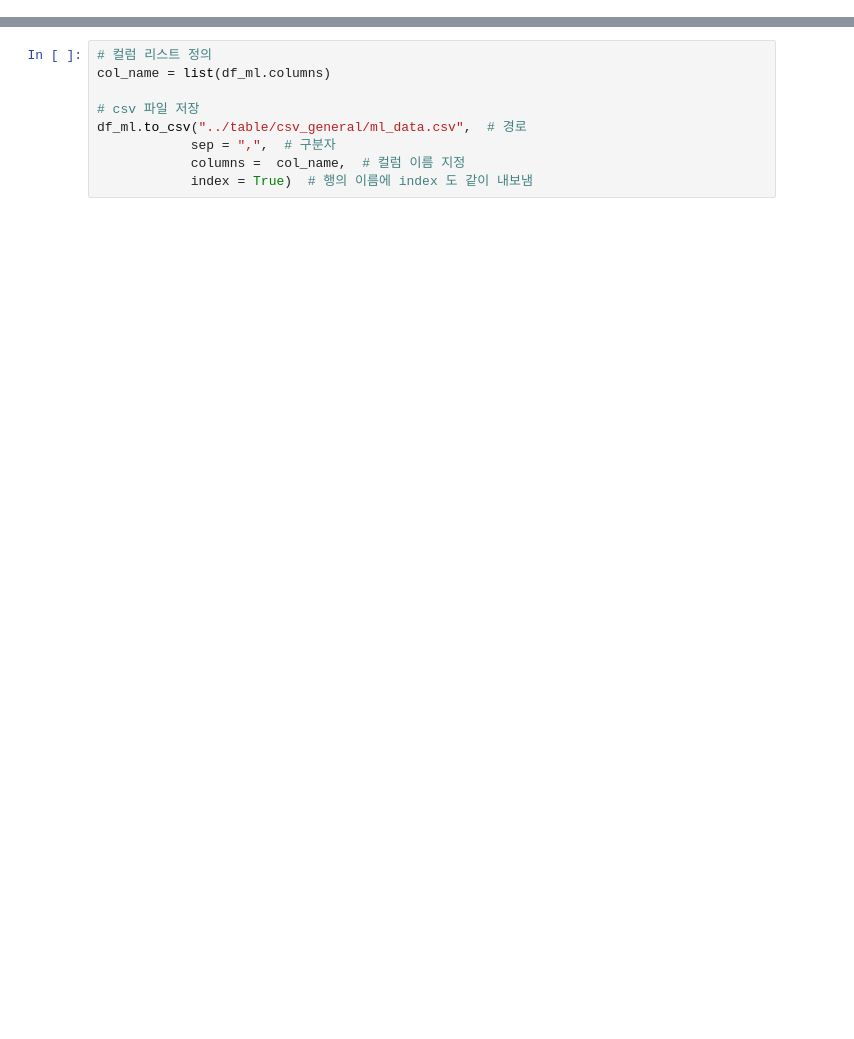
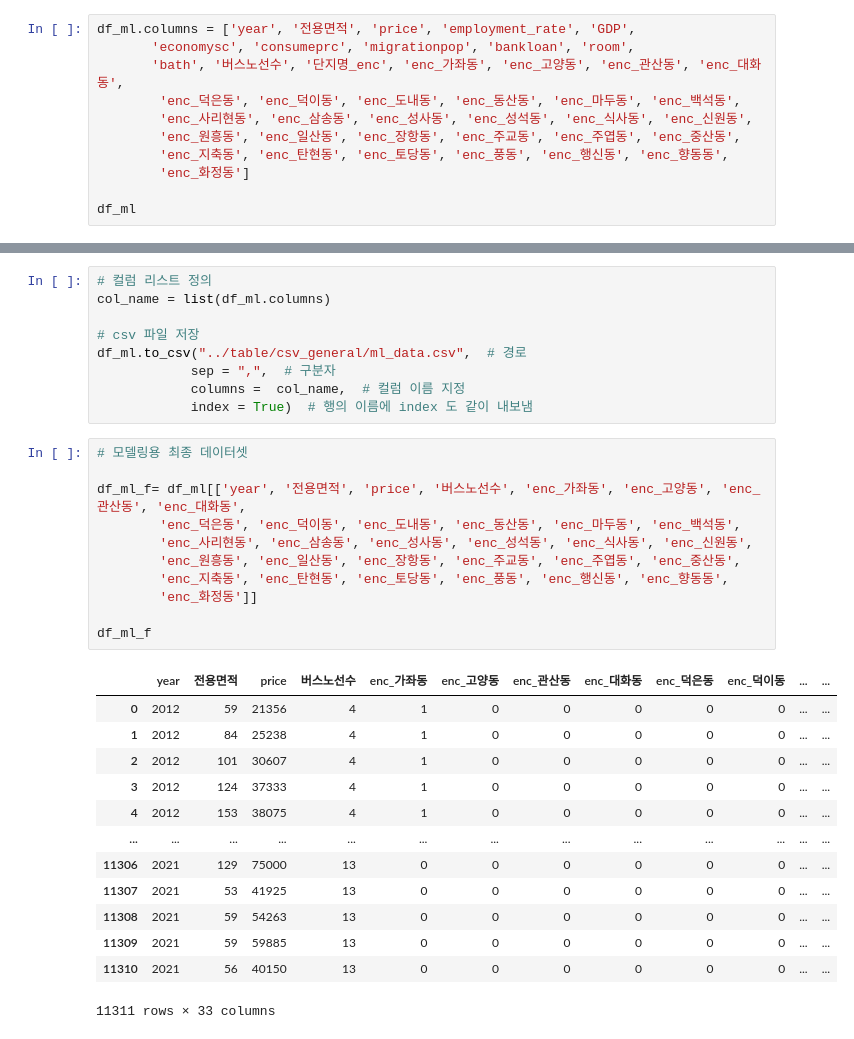
Before and after one commit to ZDRSJ/DA, a Jupyter notebook: EDA_code_file/ML_data.ipynb, the cells around one changed output, grey strips where cells are left out. Cells and saved outputs as stored; diff of their text form; blank space fills up the shorter version.

```diff
--- a/EDA_code_file/ML_data.ipynb
+++ b/EDA_code_file/ML_data.ipynb
@@ -296,3 +296,14 @@ df_ml
 | 11309 | 2021 | 59 | 59885 | 60.5 | 1910745.0 | 119.5 | 118.67 | 1266.0 | ... |
 | 11310 | 2021 | 56 | 40150 | 60.5 | 1910745.0 | 119.5 | 118.67 | 1266.0 | ... |
 11311 rows × 42 columns
+# %%
+df_ml.columns = ['year', '전용면적', 'price', 'employment_rate', 'GDP',
+       'economysc', 'consumeprc', 'migrationpop', 'bankloan', 'room',
+       'bath', '버스노선수', '단지명_enc', 'enc_가좌동', 'enc_고양동', 'enc_관산동', 'enc_대화동',
+        'enc_덕은동', 'enc_덕이동', 'enc_도내동', 'enc_동산동', 'enc_마두동', 'enc_백석동',
+        'enc_사리현동', 'enc_삼송동', 'enc_성사동', 'enc_성석동', 'enc_식사동', 'enc_신원동',
+        'enc_원흥동', 'enc_일산동', 'enc_장항동', 'enc_주교동', 'enc_주엽동', 'enc_중산동',
+        'enc_지축동', 'enc_탄현동', 'enc_토당동', 'enc_풍동', 'enc_행신동', 'enc_향동동',
+        'enc_화정동']
+
+df_ml
@@ -305,3 +330,28 @@ df_ml.to_csv("../table/csv_general/ml_data.csv",  # 경로
             sep = ",",  # 구분자
             columns =  col_name,  # 컬럼 이름 지정
             index = True)  # 행의 이름에 index 도 같이 내보냄
+# %%
+# 모델링용 최종 데이터셋
+
+df_ml_f= df_ml[['year', '전용면적', 'price', '버스노선수', 'enc_가좌동', 'enc_고양동', 'enc_관산동', 'enc_대화동',
+        'enc_덕은동', 'enc_덕이동', 'enc_도내동', 'enc_동산동', 'enc_마두동', 'enc_백석동',
+        'enc_사리현동', 'enc_삼송동', 'enc_성사동', 'enc_성석동', 'enc_식사동', 'enc_신원동',
+        'enc_원흥동', 'enc_일산동', 'enc_장항동', 'enc_주교동', 'enc_주엽동', 'enc_중산동',
+        'enc_지축동', 'enc_탄현동', 'enc_토당동', 'enc_풍동', 'enc_행신동', 'enc_향동동',
+        'enc_화정동']]
+
+df_ml_f
+# %% [output]
+|  | year | 전용면적 | price | 버스노선수 | enc_가좌동 | enc_고양동 | enc_관산동 | enc_대화동 | enc_덕은동 | enc_덕이동 | ... | ... |
+| 0 | 2012 | 59 | 21356 | 4 | 1 | 0 | 0 | 0 | 0 | 0 | ... | ... |
+| 1 | 2012 | 84 | 25238 | 4 | 1 | 0 | 0 | 0 | 0 | 0 | ... | ... |
+| 2 | 2012 | 101 | 30607 | 4 | 1 | 0 | 0 | 0 | 0 | 0 | ... | ... |
+| 3 | 2012 | 124 | 37333 | 4 | 1 | 0 | 0 | 0 | 0 | 0 | ... | ... |
+| 4 | 2012 | 153 | 38075 | 4 | 1 | 0 | 0 | 0 | 0 | 0 | ... | ... |
+| ... | ... | ... | ... | ... | ... | ... | ... | ... | ... | ... | ... | ... |
+| 11306 | 2021 | 129 | 75000 | 13 | 0 | 0 | 0 | 0 | 0 | 0 | ... | ... |
+| 11307 | 2021 | 53 | 41925 | 13 | 0 | 0 | 0 | 0 | 0 | 0 | ... | ... |
+| 11308 | 2021 | 59 | 54263 | 13 | 0 | 0 | 0 | 0 | 0 | 0 | ... | ... |
+| 11309 | 2021 | 59 | 59885 | 13 | 0 | 0 | 0 | 0 | 0 | 0 | ... | ... |
+| 11310 | 2021 | 56 | 40150 | 13 | 0 | 0 | 0 | 0 | 0 | 0 | ... | ... |
+11311 rows × 33 columns
```
Also changed, not shown: parts of 2 cells of this notebook, 2 other files.
